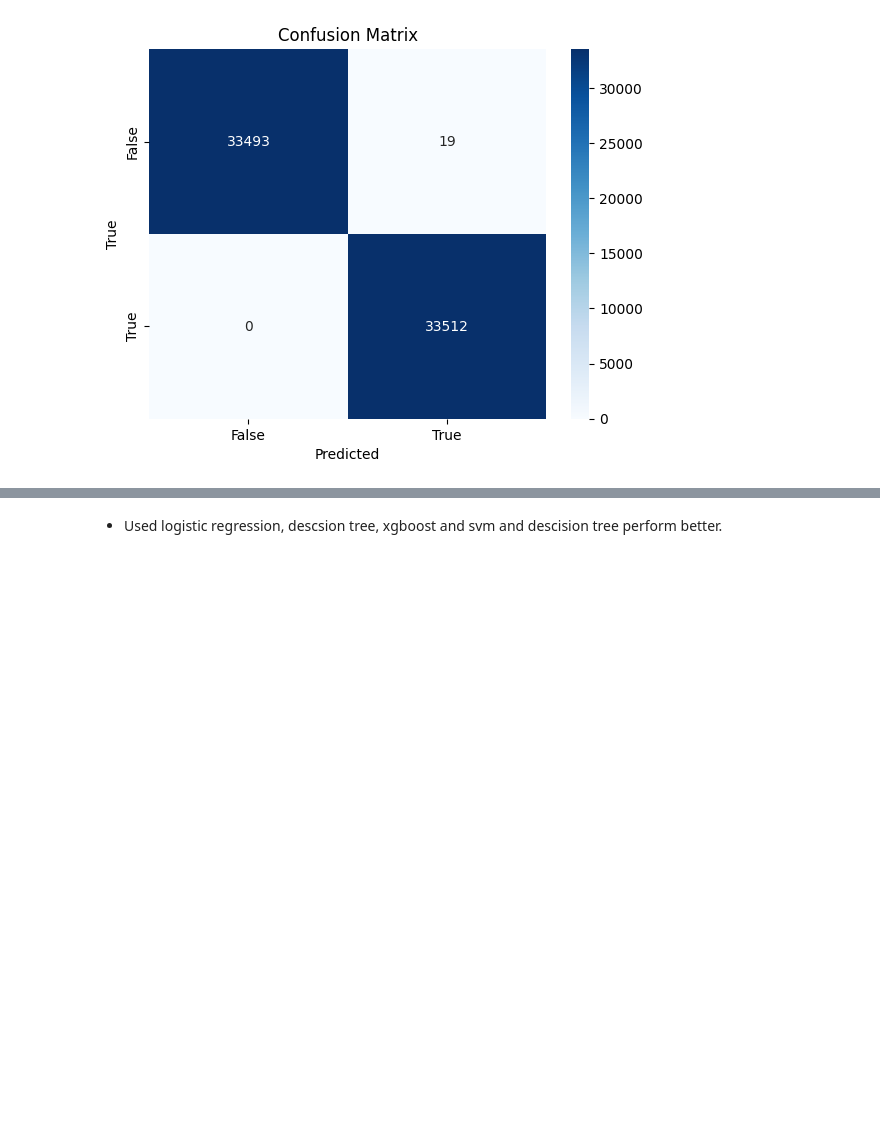
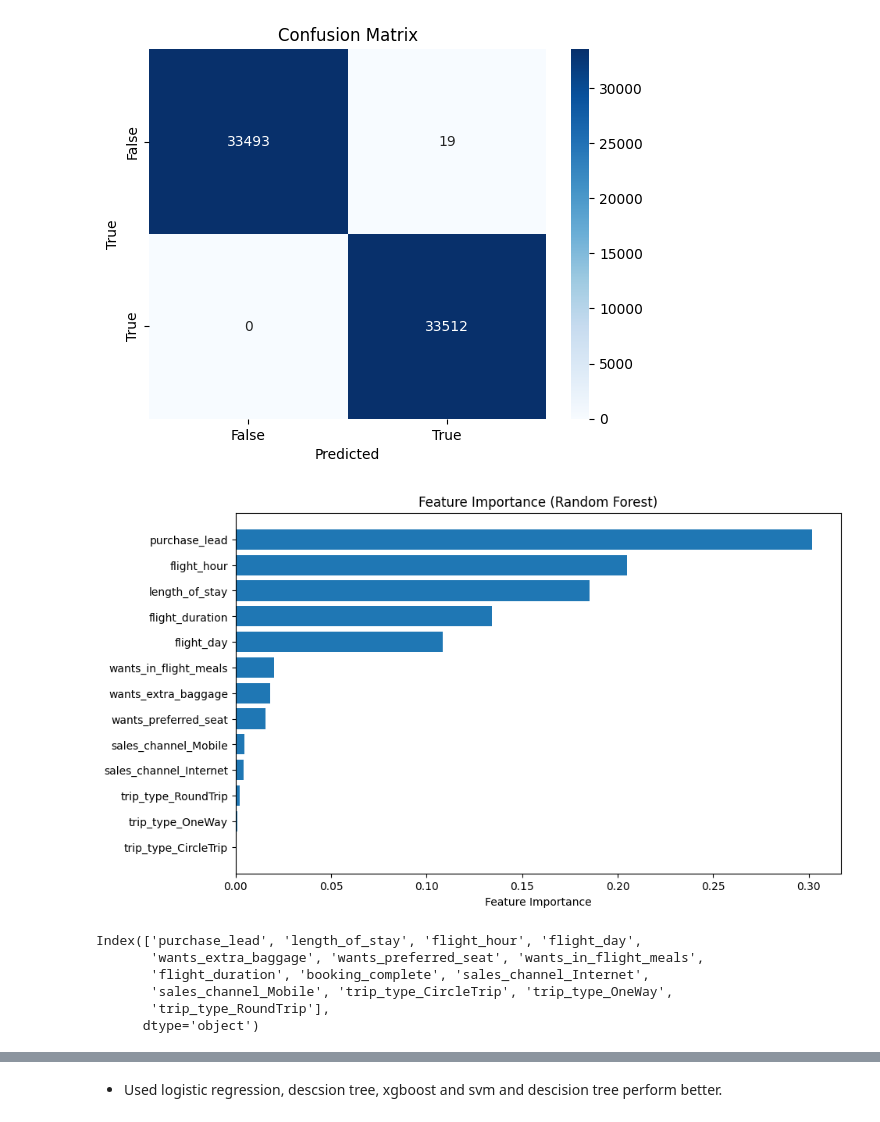
Before and after one commit to JOCRZ/BritishAirways-Intership, a Jupyter notebook: British-Airways/Ipython-book/model.ipynb, the cells around one changed output, grey strips where cells are left out. Cells and saved outputs as stored; diff of their text form; code cells hidden in the pictures; blank space fills up the shorter version.

```diff
--- a/British-Airways/Ipython-book/model.ipynb
+++ b/British-Airways/Ipython-book/model.ipynb
@@ -679,3 +679,28 @@ plt.ylabel("True")
 plt.show()
 # %% [output]
 [figure]
+# %%
+feature_importances = clf.feature_importances_
+
+# Define feature names manually or access them from wherever you defined them
+feature_names = ['purchase_lead', 'length_of_stay', 'flight_hour', 'flight_day',
+       'wants_extra_baggage', 'wants_preferred_seat', 'wants_in_flight_meals',
+       'flight_duration', 'sales_channel_Internet', 'sales_channel_Mobile',
+       'trip_type_CircleTrip', 'trip_type_OneWay', 'trip_type_RoundTrip']  # Replace with your actual feature names
+
+# Sort feature names by importances
+sorted_feature_names = [x for _, x in sorted(zip(feature_importances, feature_names), reverse=True)]
+
+# Sort the importances accordingly
+sorted_importances = np.sort(feature_importances)[::-1]
+
+# Create a bar plot of feature importance
+plt.figure(figsize=(10, 6))
+plt.barh(range(len(sorted_feature_names)), sorted_importances, align='center')
+plt.yticks(range(len(sorted_feature_names)), sorted_feature_names)
+plt.xlabel('Feature Importance')
+plt.title('Feature Importance (Random Forest)')
+plt.gca().invert_yaxis()  # Invert the y-axis for better visualization
+plt.show()
+# %% [output]
+[figure, added]
@@ -681,0 +709,9 @@ plt.show()
+# %%
+df2.columns
+# %% [output]
+Index(['purchase_lead', 'length_of_stay', 'flight_hour', 'flight_day',
+       'wants_extra_baggage', 'wants_preferred_seat', 'wants_in_flight_meals',
+       'flight_duration', 'booking_complete', 'sales_channel_Internet',
+       'sales_channel_Mobile', 'trip_type_CircleTrip', 'trip_type_OneWay',
+       'trip_type_RoundTrip'],
+      dtype='object')
```
Also changed, not shown: parts of 11 cells of this notebook, 2 other files.
